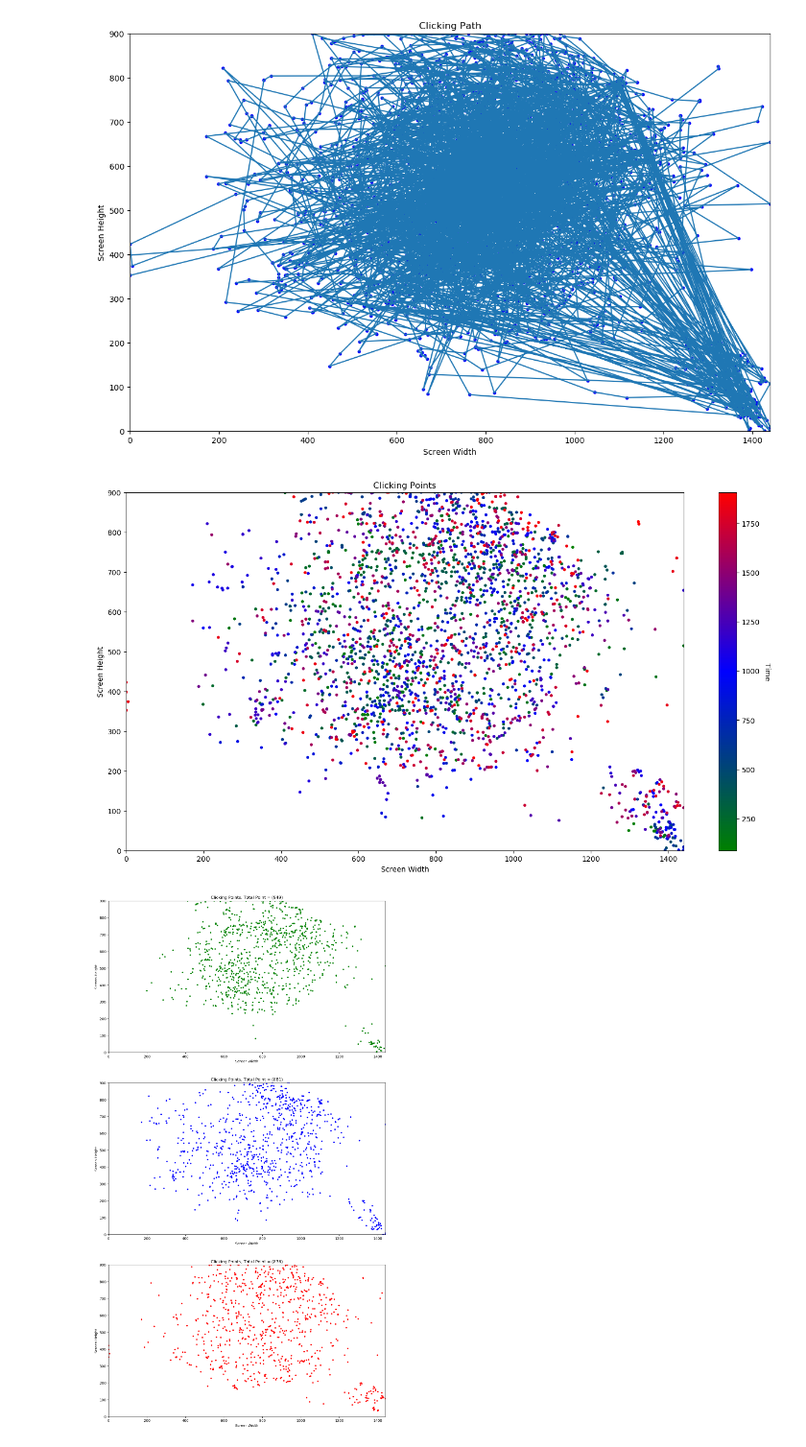
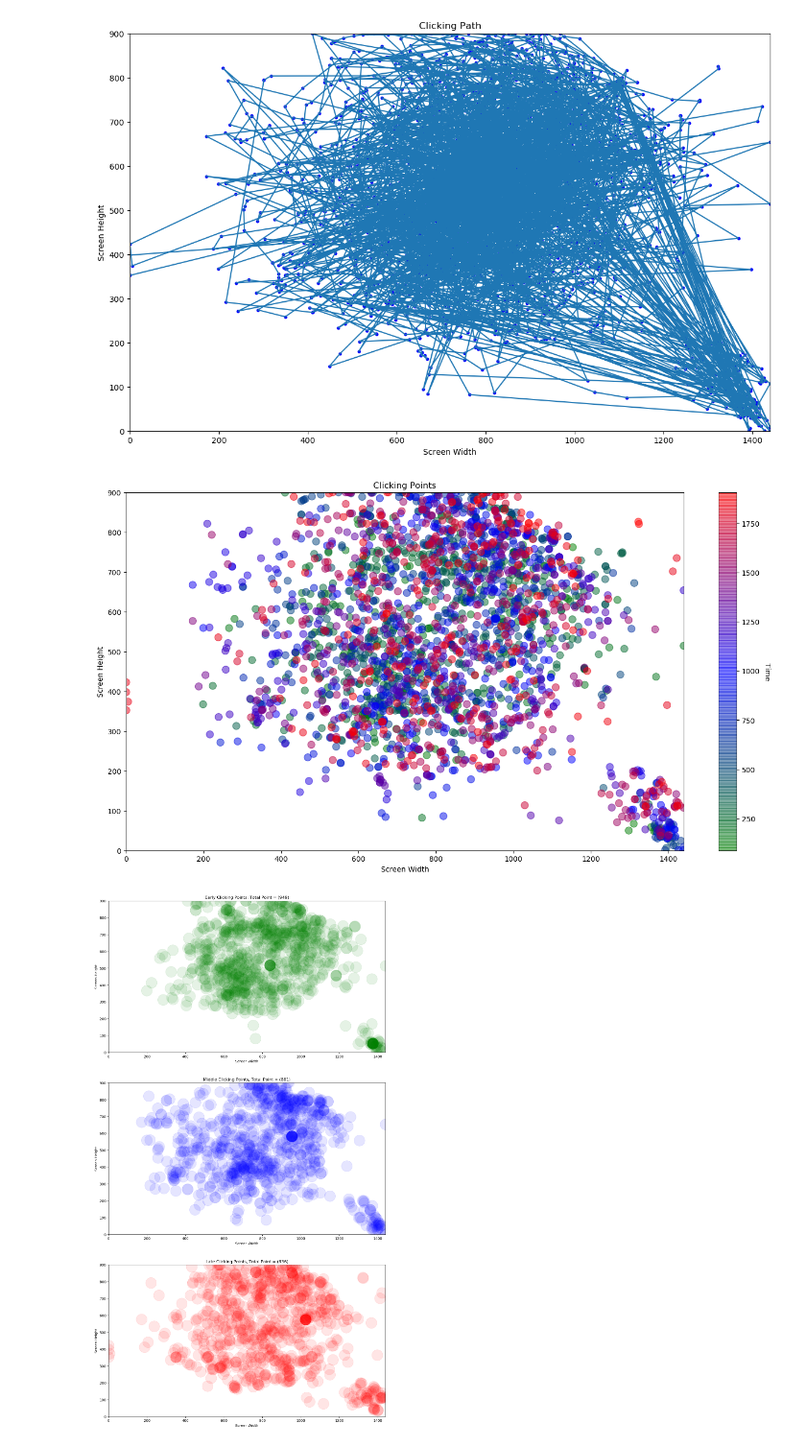
Before and after one commit to aliemre2023/click-logger, a Jupyter notebook: visualize.ipynb, the cells around one changed output. Shown at 96% size. Cells and saved outputs as stored; diff of their text form; code cells hidden in the pictures.

Commit message:
figure names detailed and better view

```diff
--- a/visualize.ipynb
+++ b/visualize.ipynb
@@ -57,12 +57,12 @@ cmap = mcolors.LinearSegmentedColormap.from_list('custom_cmap', [(0, 'green'), (
 
 norm = plt.Normalize(min(times), max(times))
 
-plt.scatter(x_datas, y_datas, c=times, cmap=cmap, s=10, norm=norm)
+plt.scatter(x_datas, y_datas, c=times, cmap=cmap, s=100, norm=norm, alpha=0.5)
 colorbar = plt.colorbar()
 colorbar.set_label('Time', rotation=270, labelpad=15)
 plt.show()
 # %% [output]
-[figure, old version]
+[figure, new version]
 # %%
 green_dots_x = []
 green_dots_y = []
@@ -93,29 +93,29 @@ for i in range(len(times)):
 # %%
 plt.figure(figsize=((screen_width)/100, 3*screen_height/100))
 
 plt.subplot(3,1,1)
 plt.xlabel('Screen Width')
 plt.ylabel('Screen Height')
-plt.title(f'Clicking Points, Total Point = ({len(green_dots_x)})')
+plt.title(f'Early Clicking Points, Total Point = ({len(green_dots_x)})')
 plt.xlim(0, screen_width)
 plt.ylim(0, screen_height)
-plt.scatter(green_dots_x, green_dots_y, color="green", s=10)
+plt.scatter(green_dots_x, green_dots_y, color="green", s=1000, alpha=0.1)
 
 plt.subplot(3,1,2)
 plt.xlabel('Screen Width')
 plt.ylabel('Screen Height')
-plt.title(f'Clicking Points, Total Point = ({len(blue_dots_x)})')
+plt.title(f'Middle Clicking Points, Total Point = ({len(blue_dots_x)})')
 plt.xlim(0, screen_width)
 plt.ylim(0, screen_height)
-plt.scatter(blue_dots_x, blue_dots_y, color="blue", s=10)
+plt.scatter(blue_dots_x, blue_dots_y, color="blue", s=1000, alpha=0.1)
 
 plt.subplot(3,1,3)
 plt.xlabel('Screen Width')
 plt.ylabel('Screen Height')
-plt.title(f'Clicking Points, Total Point = ({len(red_dots_x)})')
+plt.title(f'Late Clicking Points, Total Point = ({len(red_dots_x)})')
 plt.xlim(0, screen_width)
 plt.ylim(0, screen_height)
-plt.scatter(red_dots_x, red_dots_y, color="red", s=10)
+plt.scatter(red_dots_x, red_dots_y, color="red", s=1000, alpha=0.1)
 plt.show()
 # %% [output]
-[figure, old version]
+[figure, new version]
```
